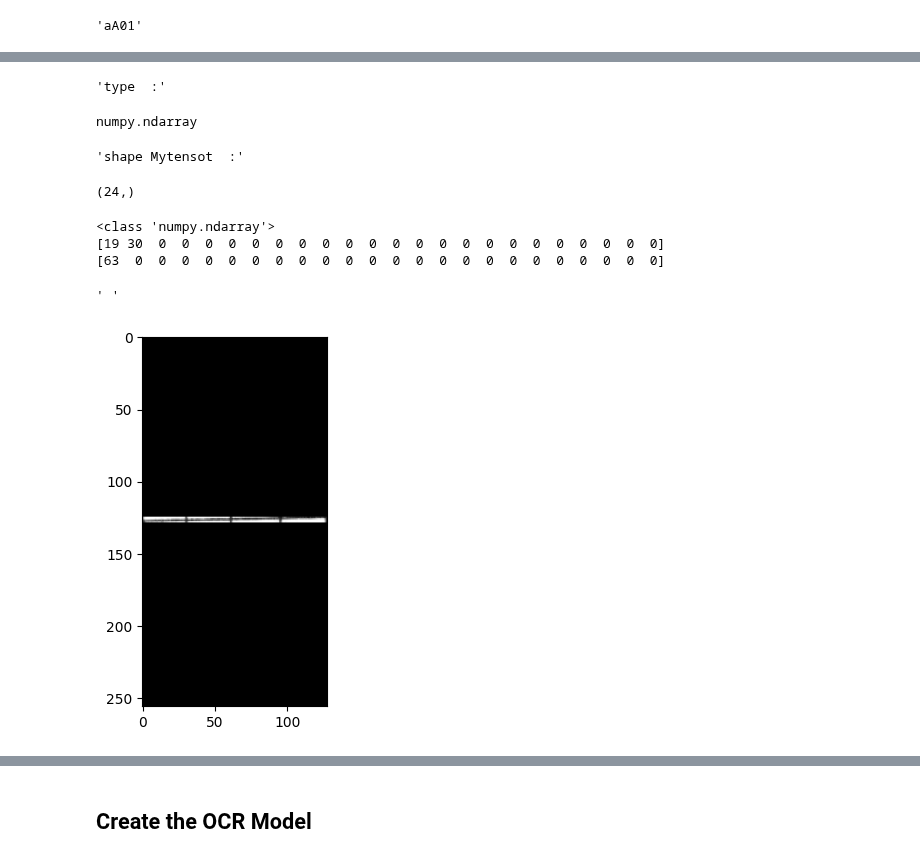
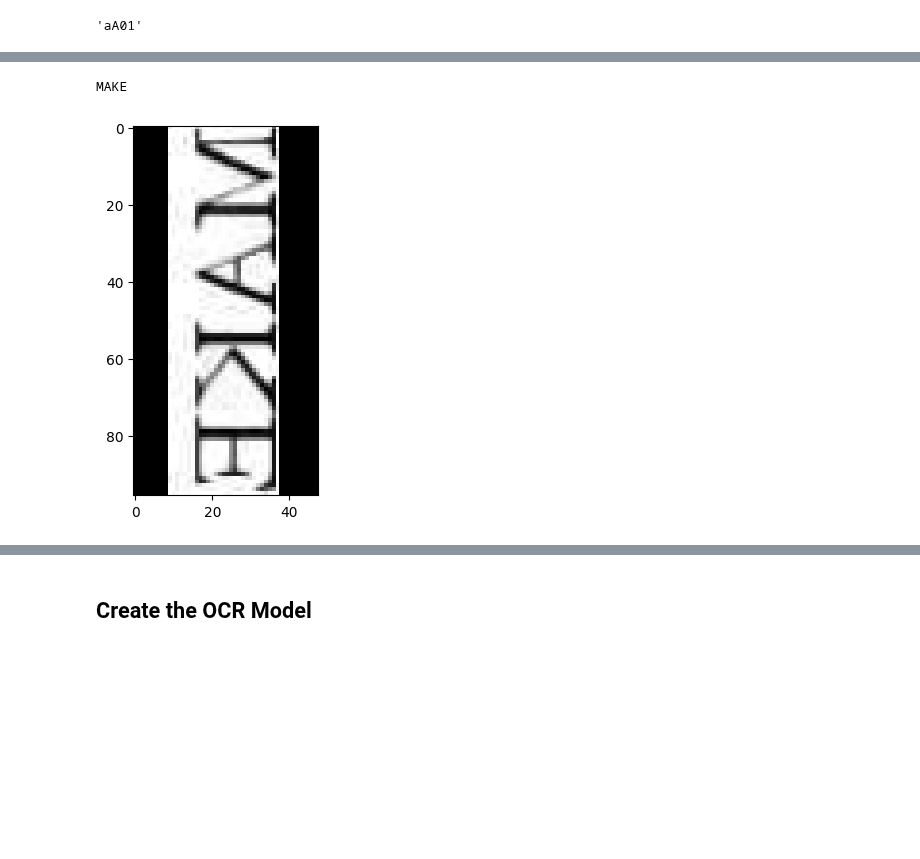
Before and after one commit to msommerfe/CAS_Applied_Data_Science, a Jupyter notebook: CAS_Final_Project/OCR_from_scratch.ipynb, the cells around one changed output, grey strips where cells are left out. Cells and saved outputs as stored; diff of their text form; code cells hidden in the pictures; blank space fills up the shorter version.

```diff
--- a/CAS_Final_Project/OCR_from_scratch.ipynb
+++ b/CAS_Final_Project/OCR_from_scratch.ipynb
@@ -54,7 +51,7 @@ def make_total_path(imgName):
 ### Converting Chars to nums is better for ML
 def label_to_num(label):
     #fills up the label with @
-    label = label.ljust(max_str_len, '#')
+    label = label.ljust(MAX_STR_LEN, '#')
     label_num = []
     for ch in label:
       label_num.append(ALPHABETS.find(ch) if ALPHABETS.find(ch)!=-1 else 0)
@@ -78,20 +75,13 @@ with open(LABELS_JSON) as f:
     data = list(json.load(f).items())
 
 #Reduced to just 100, change it to all for real training
-keyVal = np.array(data[:10000])
+keyVal = np.array(data[:5000])
 #keyVal = np.array(data)
+x_all_img_file_name = keyVal[:,0]
 y_all = keyVal[:,1]
 
-#Pad with # to number of max_str_len.Reason. all input layer must have the same size
+# add the total path to each image name
+x_all_img_total_path = np.array([make_total_path(imgName) for imgName in x_all_img_file_name])
 
+#Convert String to int-Code including padding the int code to max str len
 y_all = np.array([label_to_num(xi) for xi in y_all])
-
-#sdfghödfigjaifgjäadöflgdfölkgj
-#scale = lambda x: str(x).ljust(max_str_len, '&')
-#scale = lambda x: str(x)#[:2]
-
-#y_all = [scale(item) for item in y_all]
-
-x_all_img_file_name = keyVal[:,0]
-x_all_img_total_path = np.array([make_total_path(imgName) for imgName in x_all_img_file_name])
-x_all_img_total_path[775]
@@ -120,56 +88,31 @@ num_to_char = layers.experimental.preprocessing.StringLookup(
 # %%
 def process_single_sample(img_path, label):
     # 1. Read image
     img = tf.io.read_file(img_path)
     # 2. Decode and convert to grayscale
     img = tf.io.decode_png(img, channels=1)
     # 3. Convert to float32 in [0, 1] range
     img = tf.image.convert_image_dtype(img, tf.float32)
-    # dimension to correspond to the width of the image.
+    # 4. Resize to the desired size. its important for the resize_with_pad funktion. When picture is way bigge with strange aspect ratio ist rans into an error
+    try:
+      img = tf.image.resize(img, [MAX_HIGHT, MAX_WIDTH], preserve_aspect_ratio= True)
+    except:
+      img = tf.image.resize(img, [MAX_HIGHT, MAX_WIDTH], preserve_aspect_ratio= False)
+    # 5. Pad the image to MAX_HIGHT and MAX_WIDTH
     img = tf.image.resize_with_pad(img, target_height=MAX_HIGHT, target_width=MAX_WIDTH,antialias=True)
-    # 4. Resize to the desired size
-    img = tf.image.resize(img, [MAX_HIGHT, MAX_WIDTH])
-    # 5. Transpose the image because we want the time
+    # 6. Transpose the image because we want the time
     img = tf.transpose(img, perm=[1, 0, 2])
-    # 6. Map the characters in label to numbers
-    #display(tf.strings.unicode_split(label, input_encoding="UTF-8"))
-    #label = tf.strings.unicode_split(label, input_encoding="UTF-8")
-    #label = char_to_num(tf.strings.unicode_split(label, input_encoding="UTF-8"))
-    #display("type  :", type(label))
-    #label =  tf.constant(label)
-    display("type  :", type(label))
-    display("shape Mytensot  :", label.shape)
-    #display(max_str_len - label.shape[0])
-    #label = keras.utils.pad_sequences(label, padding='post', value = -1)
     # 7. Return a dict as our model is expecting two inputs
-    #paddings = tf.constant([[0, max_str_len - label.shape[0]]])
-    # 'constant_values' is 0.
-    # rank of 't' is 2.
-    #label = tf.pad(label, paddings, "CONSTANT")
+    return {"image": img, "label": label}
 
 
 
-
-    return {"image": img, "label": label}
-
-_img= process_single_sample(IMG_FOLDER+'1039.png',y_all[1039])
+_img= process_single_sample(x_all_img_total_path[200],y_all[200])
 plt.imshow(_img["image"],cmap="gray")
-#print(_img["label"].shape)
-print(type(_img["label"]))
-print(_img["label"])
-print(y_all[1038])
-#label_to_num(y_all[1039])
-num_to_label(y_all[1038])
+print(num_to_label(y_all[200]))
 # %% [output]
-'type  :'
+MAKE
-numpy.ndarray
-'shape Mytensot  :'
-(24,)
-<class 'numpy.ndarray'>
-[19 30  0  0  0  0  0  0  0  0  0  0  0  0  0  0  0  0  0  0  0  0  0  0]
-[63  0  0  0  0  0  0  0  0  0  0  0  0  0  0  0  0  0  0  0  0  0  0  0]
-' '
-[figure, old version]
+[figure, new version]
 # %%
 train_dataset = tf.data.Dataset.from_tensor_slices((x_all_img_total_path, y_all))
 validation_dataset = tf.data.Dataset.from_tensor_slices((x_all_img_total_path[:20], y_all[:20]))
```
Also changed, not shown: parts of 15 cells of this notebook.
